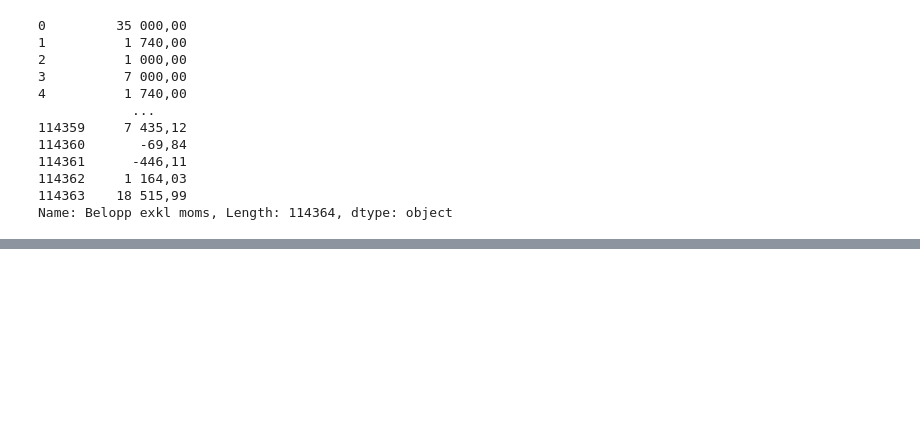
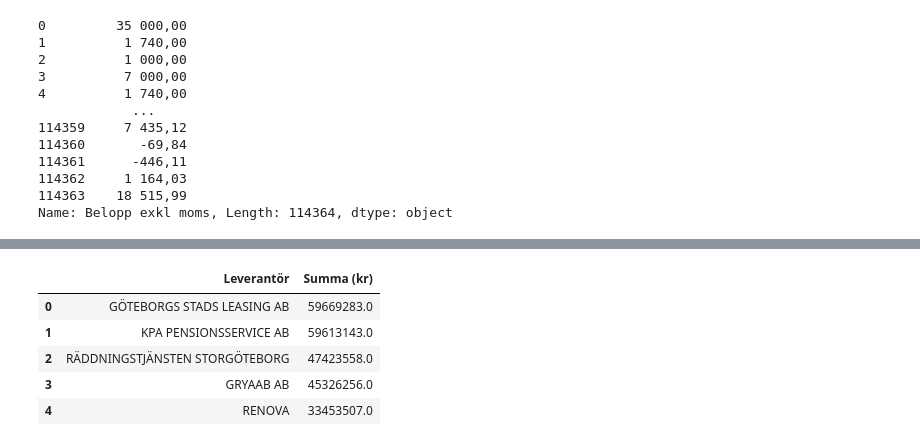
Before and after one commit to kokchun/sql-kokchun-giang-de24, a Jupyter notebook: live_demos/14_python_duckdb/sql_queries.ipynb, the cells around one changed output, grey strips where cells are left out. Cells and saved outputs as stored; diff of their text form; code cells hidden in the pictures; blank space fills up the shorter version.

```diff
--- a/live_demos/14_python_duckdb/sql_queries.ipynb
+++ b/live_demos/14_python_duckdb/sql_queries.ipynb
@@ -60,0 +90,24 @@ df.head()
+# %%
+df_total_cost = QueryDatabase(
+    """
+    SELECT
+        leverantör,
+        SUM("Belopp exkl moms") AS "Summa (kr)"
+    FROM
+        refined_layer.invoice_202407
+    GROUP BY
+        leverantör
+    ORDER BY
+        "Summa (kr)"
+    DESC;
+    """
+).df
+
+df_total_cost.head()
+# %% [output]
+|  | Leverantör | Summa (kr) |
+| 0 | GÖTEBORGS STADS LEASING AB | 59669283.0 |
+| 1 | KPA PENSIONSSERVICE AB | 59613143.0 |
+| 2 | RÄDDNINGSTJÄNSTEN STORGÖTEBORG | 47423558.0 |
+| 3 | GRYAAB AB | 45326256.0 |
+| 4 | RENOVA | 33453507.0 |
```
Also changed, not shown: parts of 3 cells of this notebook, 1 other file.
